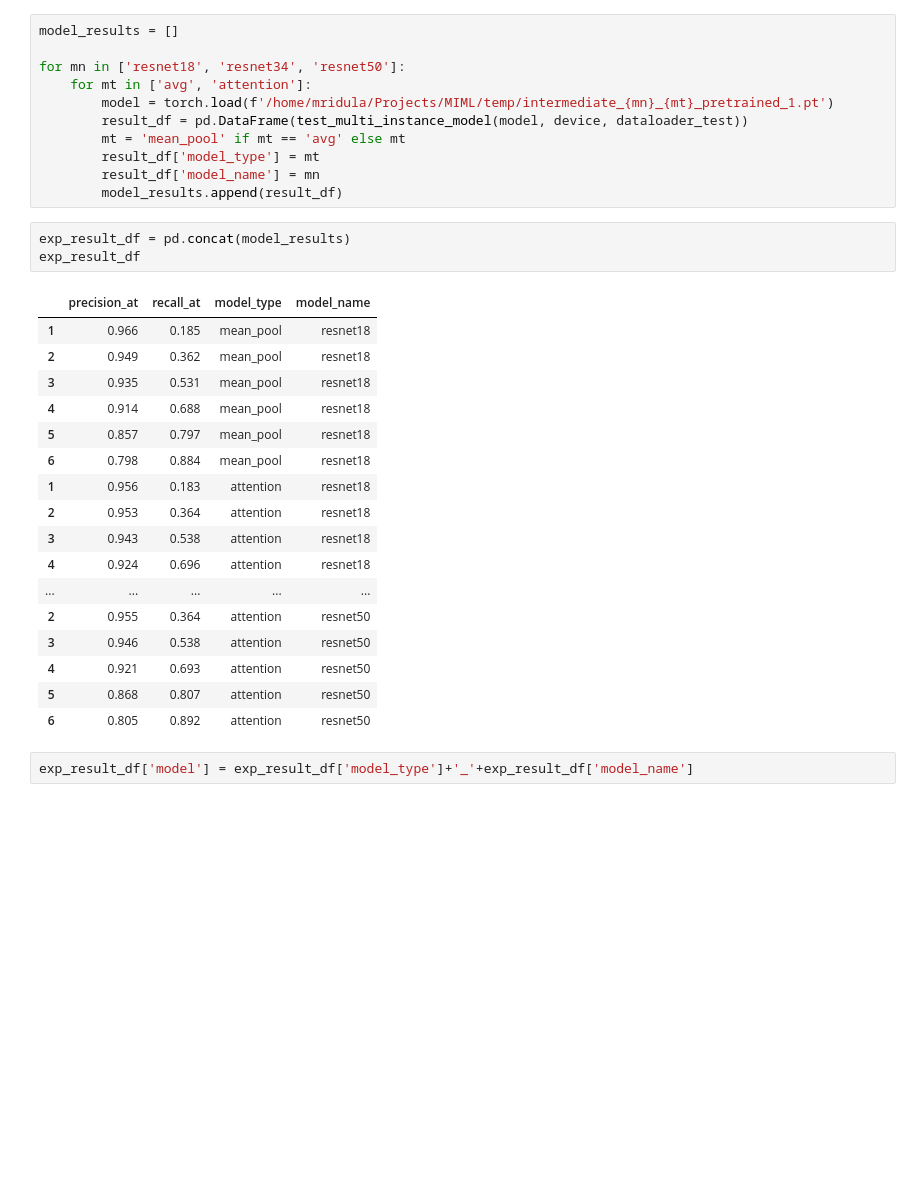
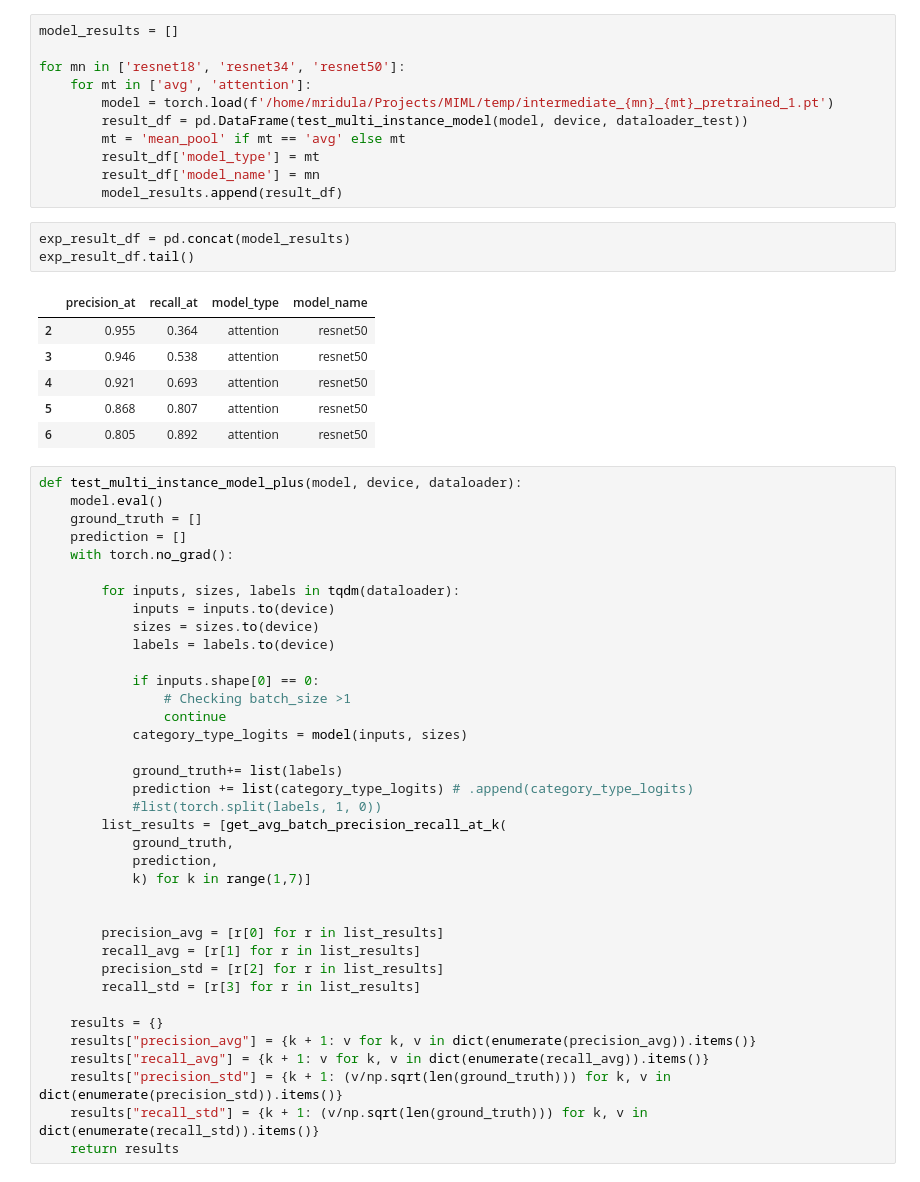
Before and after one commit to MridulaMaddukuri/MIML, a Jupyter notebook: notebooks/results_yelp.ipynb, the cells around one changed output. Drawn from its saved outputs; the diff is of its cells as text; blank space fills up the shorter version.

```diff
--- a/notebooks/results_yelp.ipynb
+++ b/notebooks/results_yelp.ipynb
@@ -126,24 +129,48 @@ for mn in ['resnet18', 'resnet34', 'resnet50']:
         model_results.append(result_df)
 # %%
 exp_result_df = pd.concat(model_results)
-exp_result_df
+exp_result_df.tail()
 # %% [output]
 |  | precision_at | recall_at | model_type | model_name |
-| 1 | 0.966 | 0.185 | mean_pool | resnet18 |
-| 2 | 0.949 | 0.362 | mean_pool | resnet18 |
-| 3 | 0.935 | 0.531 | mean_pool | resnet18 |
-| 4 | 0.914 | 0.688 | mean_pool | resnet18 |
-| 5 | 0.857 | 0.797 | mean_pool | resnet18 |
-| 6 | 0.798 | 0.884 | mean_pool | resnet18 |
-| 1 | 0.956 | 0.183 | attention | resnet18 |
-| 2 | 0.953 | 0.364 | attention | resnet18 |
-| 3 | 0.943 | 0.538 | attention | resnet18 |
-| 4 | 0.924 | 0.696 | attention | resnet18 |
-| ... | ... | ... | ... | ... |
 | 2 | 0.955 | 0.364 | attention | resnet50 |
 | 3 | 0.946 | 0.538 | attention | resnet50 |
 | 4 | 0.921 | 0.693 | attention | resnet50 |
 | 5 | 0.868 | 0.807 | attention | resnet50 |
 | 6 | 0.805 | 0.892 | attention | resnet50 |
-# %%
-exp_result_df['model'] = exp_result_df['model_type']+'_'+exp_result_df['model_name']
+# %%
+def test_multi_instance_model_plus(model, device, dataloader):
+    model.eval()
+    ground_truth = []
+    prediction = []
+    with torch.no_grad():
+
+        for inputs, sizes, labels in tqdm(dataloader):
+            inputs = inputs.to(device)
+            sizes = sizes.to(device)
+            labels = labels.to(device)
+
+            if inputs.shape[0] == 0:
+                # Checking batch_size >1
+                continue
+            category_type_logits = model(inputs, sizes)
+
+            ground_truth+= list(labels)
+            prediction += list(category_type_logits) # .append(category_type_logits)
+            #list(torch.split(labels, 1, 0))
+        list_results = [get_avg_batch_precision_recall_at_k(
+            ground_truth,
+            prediction,
+            k) for k in range(1,7)]
+
+
+        precision_avg = [r[0] for r in list_results]
+        recall_avg = [r[1] for r in list_results]
+        precision_std = [r[2] for r in list_results]
+        recall_std = [r[3] for r in list_results]
+
+    results = {}
+    results["precision_avg"] = {k + 1: v for k, v in dict(enumerate(precision_avg)).items()}
+    results["recall_avg"] = {k + 1: v for k, v in dict(enumerate(recall_avg)).items()}
+    results["precision_std"] = {k + 1: (v/np.sqrt(len(ground_truth))) for k, v in dict(enumerate(precision_std)).items()}
+    results["recall_std"] = {k + 1: (v/np.sqrt(len(ground_truth))) for k, v in dict(enumerate(recall_std)).items()}
+    return results
```
Also changed, not shown: parts of 9 cells of this notebook, 10 other files.
